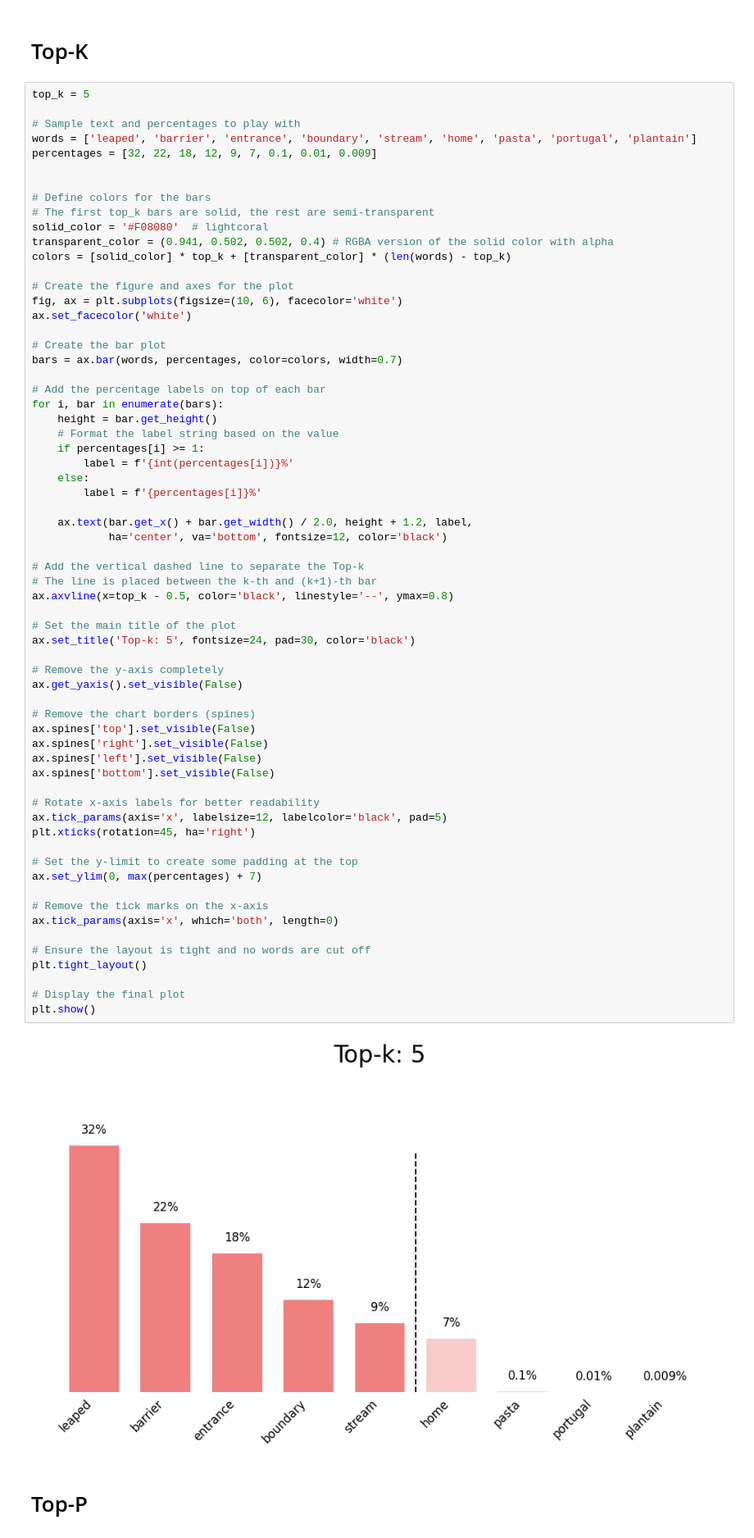
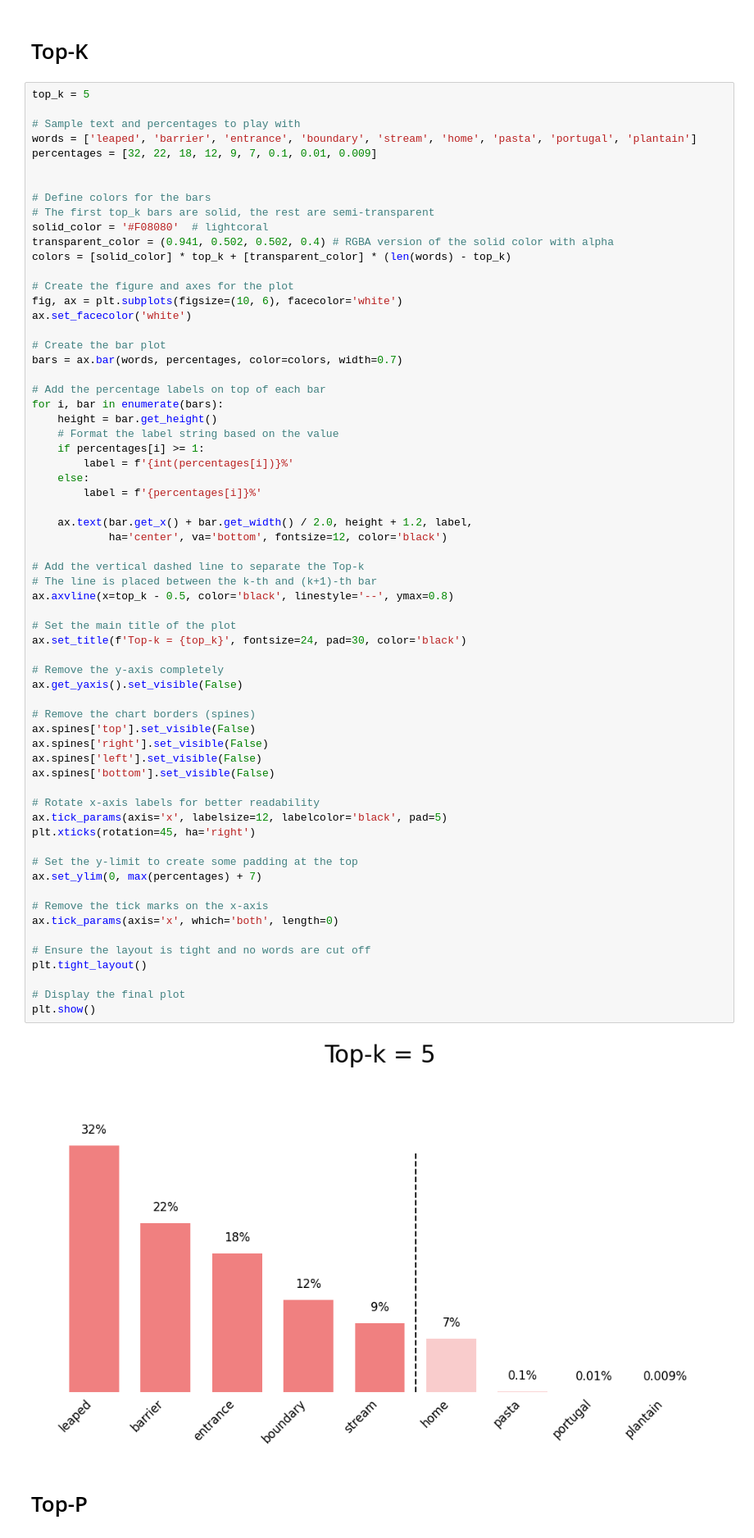
Before and after one commit to sukhitashvili/GenAI_parameters_temperature_topK_topP, a Jupyter notebook: visualize_parameters.ipynb, the cells around one changed output. Shown at 82% size. Cells and saved outputs as stored; diff of their text form.

Commit message:
updated image titles

```diff
--- a/visualize_parameters.ipynb
+++ b/visualize_parameters.ipynb
@@ -125,35 +125,35 @@ for i, bar in enumerate(bars):
 # The line is placed between the k-th and (k+1)-th bar
 ax.axvline(x=top_k - 0.5, color='black', linestyle='--', ymax=0.8)
 
 # Set the main title of the plot
-ax.set_title('Top-k: 5', fontsize=24, pad=30, color='black')
+ax.set_title(f'Top-k = {top_k}', fontsize=24, pad=30, color='black')
 
 # Remove the y-axis completely
 ax.get_yaxis().set_visible(False)
 
 # Remove the chart borders (spines)
 ax.spines['top'].set_visible(False)
 ax.spines['right'].set_visible(False)
 ax.spines['left'].set_visible(False)
 ax.spines['bottom'].set_visible(False)
 
 # Rotate x-axis labels for better readability
 ax.tick_params(axis='x', labelsize=12, labelcolor='black', pad=5)
 plt.xticks(rotation=45, ha='right')
 
 # Set the y-limit to create some padding at the top
 ax.set_ylim(0, max(percentages) + 7)
 
 # Remove the tick marks on the x-axis
 ax.tick_params(axis='x', which='both', length=0)
 
 # Ensure the layout is tight and no words are cut off
 plt.tight_layout()
 
 # Display the final plot
 plt.show()
 # %% [output]
-[figure, old version]
+[figure, new version]
 # %% [markdown]
 # Top-P
 # %%
```
Also changed, not shown: parts of 1 cell of this notebook, 2 other files.
